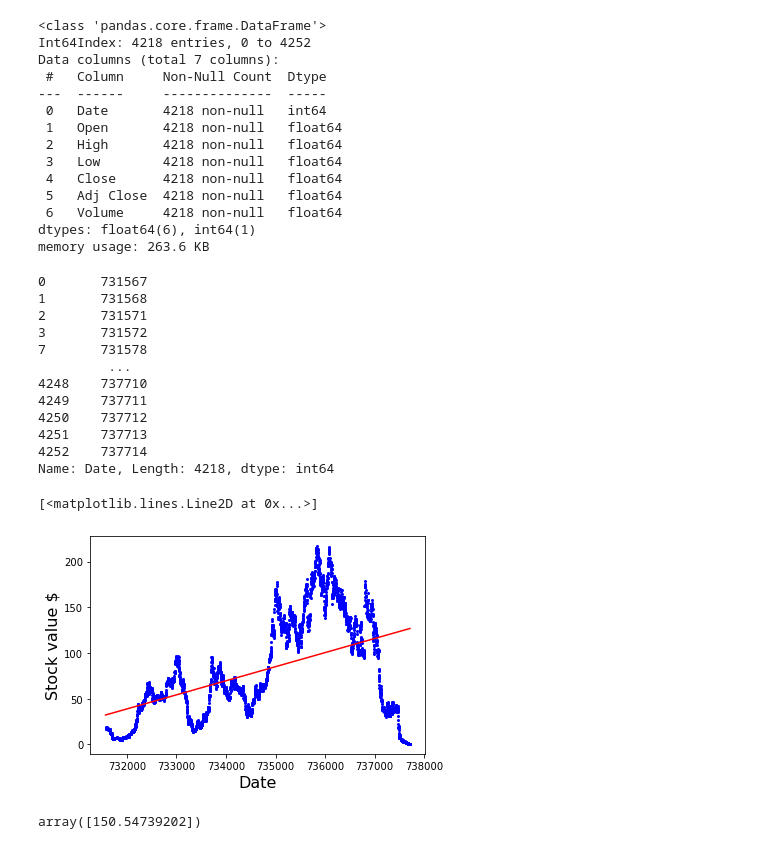
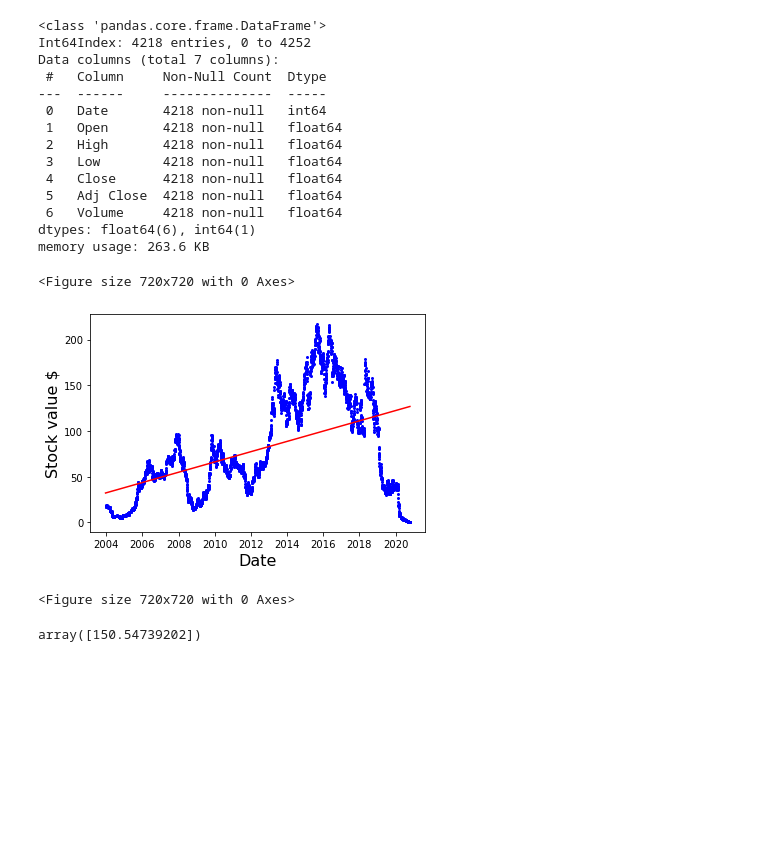
Before and after one commit to Aksel488/assignment2, a Jupyter notebook: Assignment2-NAS.ipynb, the cells around one changed output. Drawn from its saved outputs; the diff is of its cells as text; code cells hidden in the pictures; blank space fills up the shorter version.

Commit message:
dato fix på plot

```diff
--- a/Assignment2-NAS.ipynb
+++ b/Assignment2-NAS.ipynb
@@ -95,6 +95,7 @@ data.tail(5)
 | 4252 | 2020-10-16 | 0.6050 | 0.6200 | 0.6010 | 0.6106 | 0.6106 | 15754218.0 |
 # %%
 dataPlot = pd.read_csv("NAS.csv", parse_dates=['Date'])
+dataPlot.dropna(inplace = True)
 
 plt.figure(figsize=(10,10))
 plt.plot(dataPlot['Date'], dataPlot['Close'])
@@ -157,29 +158,17 @@ Data columns (total 7 columns):
  6   Volume     4218 non-null   float64
 dtypes: float64(6), int64(1)
 memory usage: 263.6 KB
-# %%
-plt.xlabel('Date', fontsize=16)
-plt.ylabel('Stock value $', fontsize=16)
-
-
-print(data['Date'])
-plt.scatter(data['Date'], data['Close'], color='blue', s=4)
-plt.plot(data['Date'], regObj.predict(data[['Date']]), color='red')
-# %% [output]
-0       731567
-1       731568
-2       731571
-3       731572
-7       731578
-         ...
-4248    737710
-4249    737711
-4250    737712
-4251    737713
-4252    737714
-Name: Date, Length: 4218, dtype: int64
-[<matplotlib.lines.Line2D at 0x...>]
-[figure, removed]
+# %%
+plt.scatter(dataPlot['Date'], data['Close'], color='blue', s=4)
+plt.plot(dataPlot['Date'], regObj.predict(data[['Date']]), color='red')
+
+plt.xlabel('Date', fontsize=16)
+plt.ylabel('Stock value $', fontsize=16)
+plt.figure(figsize=(10,10))
+# %% [output]
+<Figure size 720x720 with 0 Axes>
+[figure, added]
+<Figure size 720x720 with 0 Axes>
 # %%
 dato = "2025-01-01"
 datoObj = datetime.strptime(dato, '%Y-%m-%d')
```
